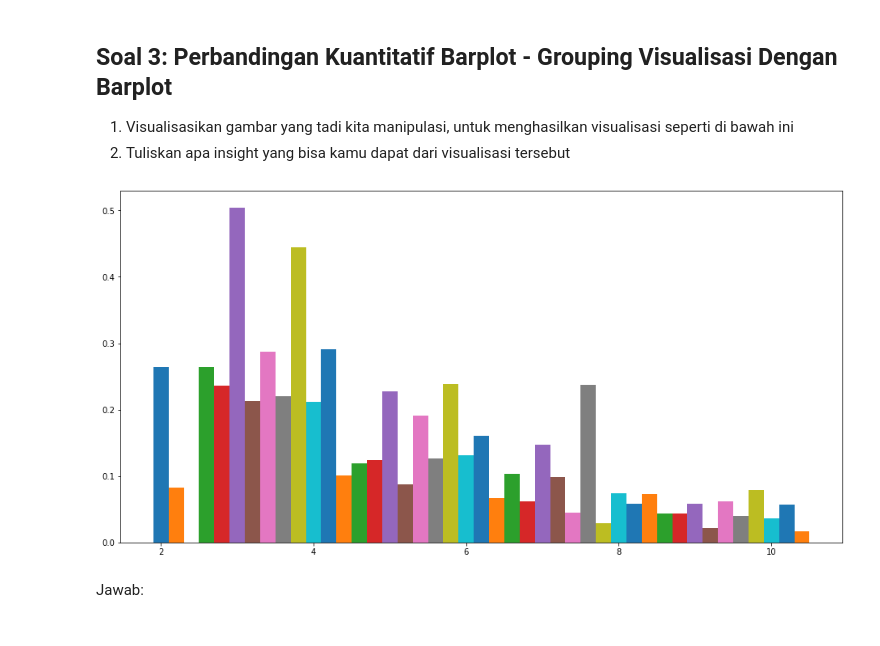
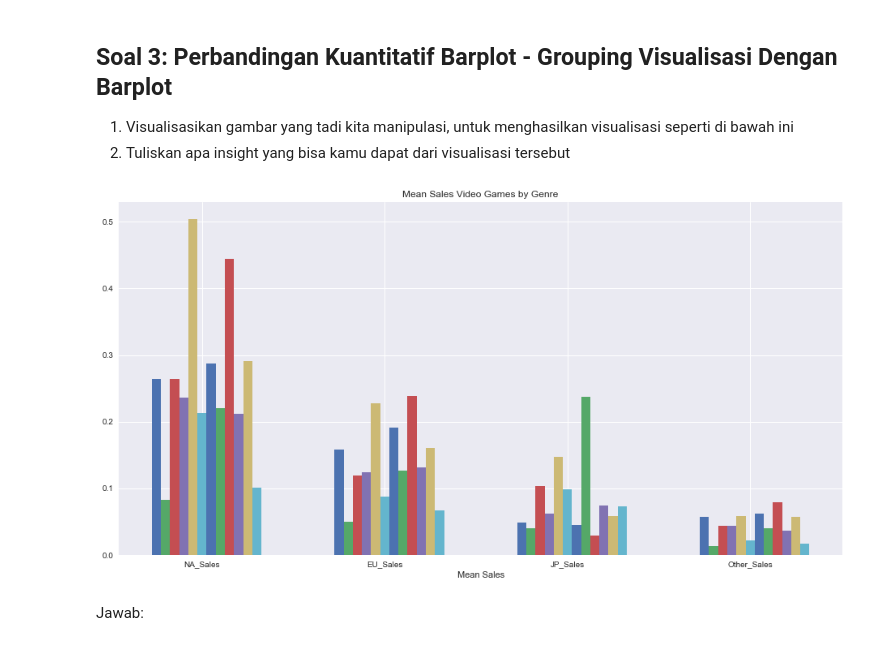
Before and after one commit to muhammadirzza/belajar_python, a Jupyter notebook: Tugas Hari 4 Pekan 3.ipynb, the cells around one changed output. Drawn from its saved outputs; the diff is of its cells as text; code cells hidden in the pictures.

```diff
--- a/Tugas Hari 4 Pekan 3.ipynb
+++ b/Tugas Hari 4 Pekan 3.ipynb
@@ -114,47 +114,49 @@ x = np.array([2,4,6,8])
 # tes = []
 # for i in range(len(mean.index)):
 #     tes.append(i)
 
 # df = pd.read_csv('vgsales.csv')
 
 
 
 # genre = mean.index
 # genre = np.array(tes)
 # data = mean.values[0][0]
 
 # print(mean['JP_Sales']['Action'])
 
 # print(mean.index[0])
 #     print(mean.index[i])
 # print(mean[0])
 ax.bar(x, dfgroup.loc['Action'], width=0.1)
-ax.bar(x + 0.2, dfgroup.loc['Adventure'], width=0.1)
-ax.bar(x + 0.3, mean.loc['Fighting'], width=0.1)
-ax.bar(x + 0.4, mean.loc['Misc'], width=0.1)
-ax.bar(x + 0.5, mean.loc['Platform'], width=0.1)
-ax.bar(x + 0.6, mean.loc['Puzzle'], width=0.1)
-ax.bar(x + 0.7, mean.loc['Racing'], width=0.1)
-ax.bar(x + 0.8, mean.loc['Role-Playing'], width=0.1)
-ax.bar(x + 0.9, mean.loc['Shooter'], width=0.1)
-ax.bar(x + 1.0, mean.loc['Simulation'], width=0.1)
-ax.bar(x + 1.1, mean.loc['Sports'], width=0.1)
-ax.bar(x + 1.2, mean.loc['Strategy'], width=0.1)
+ax.bar(x + 0.1, dfgroup.loc['Adventure'], width=0.1)
+ax.bar(x + 0.2, mean.loc['Fighting'], width=0.1)
+ax.bar(x + 0.3, mean.loc['Misc'], width=0.1)
+ax.bar(x + 0.4, mean.loc['Platform'], width=0.1)
+ax.bar(x + 0.5, mean.loc['Puzzle'], width=0.1)
+ax.bar(x + 0.6, mean.loc['Racing'], width=0.1)
+ax.bar(x + 0.7, mean.loc['Role-Playing'], width=0.1)
+ax.bar(x + 0.8, mean.loc['Shooter'], width=0.1)
+ax.bar(x + 0.9, mean.loc['Simulation'], width=0.1)
+ax.bar(x + 1.0, mean.loc['Sports'], width=0.1)
+ax.bar(x + 1.1, mean.loc['Strategy'], width=0.1)
 
 plt.style.use('seaborn')
 ax.set_xlabel('Region Sales')
 ax.set_xlabel('Mean Sales')
-ax.set_title()
+ax.set_title('Mean Sales Video Games by Genre')
 
-x = np.array
+x = np.array([2.5, 4.5, 6.5, 8.5])
+my_xticks = ['NA_Sales', 'EU_Sales', 'JP_Sales', 'Other_Sales']
+plt.xticks(x, my_xticks)
 
 # ax.bar(genre + 0.6, mean['Other_Sales'], width=0.2)
 
 
 
 plt.show()
 # %% [output]
-[figure, old version]
+[figure, new version]
 # %% [markdown]
 Jawab:
 # %% [markdown]
```
